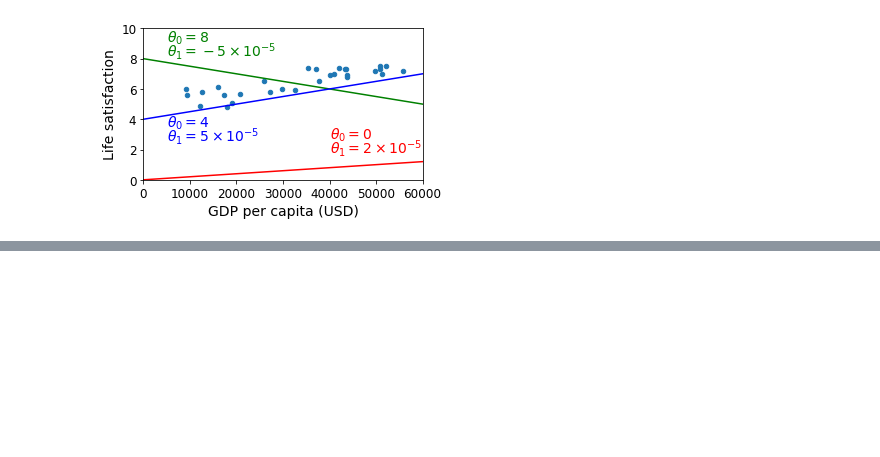
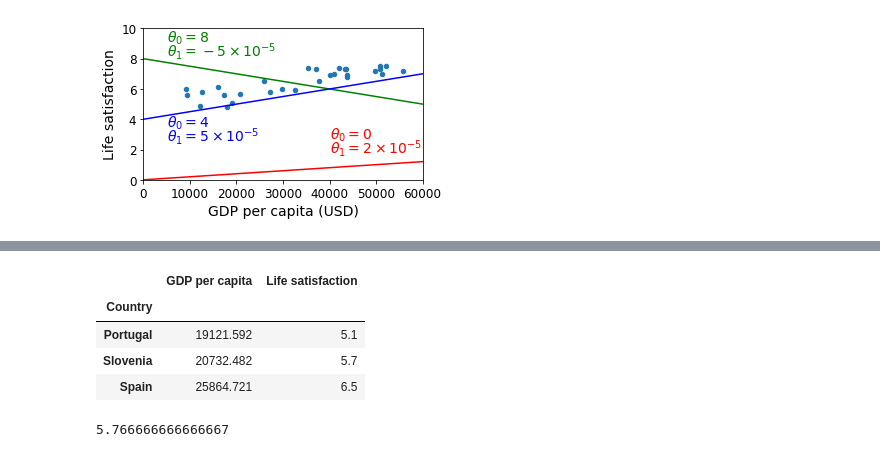
Before and after one commit to alozieoge/handson-ml2, a Jupyter notebook: MEE/Chapter1.ipynb, the cells around one changed output, grey strips where cells are left out. Drawn from its saved outputs; the diff is of its cells as text; code cells hidden in the pictures; blank space fills up the shorter version.

```diff
--- a/MEE/Chapter1.ipynb
+++ b/MEE/Chapter1.ipynb
@@ -439,0 +531,12 @@ Saving figure tweaking_model_params_plot
+# %%
+sample_data[7:10]
+# %% [output]
+|  | GDP per capita | Life satisfaction |
+| Country |  |  |
+| Portugal | 19121.592 | 5.1 |
+| Slovenia | 20732.482 | 5.7 |
+| Spain | 25864.721 | 6.5 |
+# %%
+sample_data["Life satisfaction"][7:10].mean()
+# %% [output]
+5.766666666666667
```
Also changed, not shown: parts of 11 cells of this notebook.
